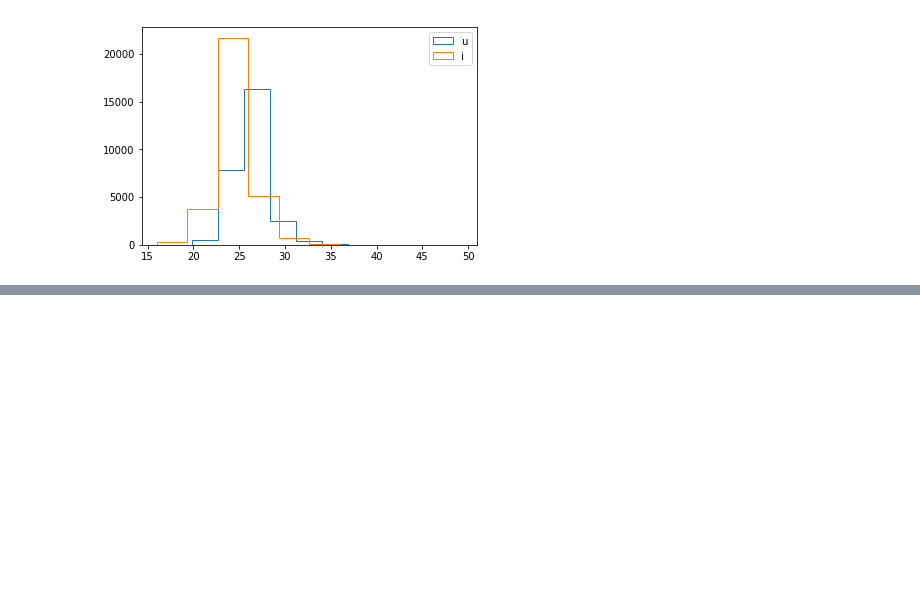
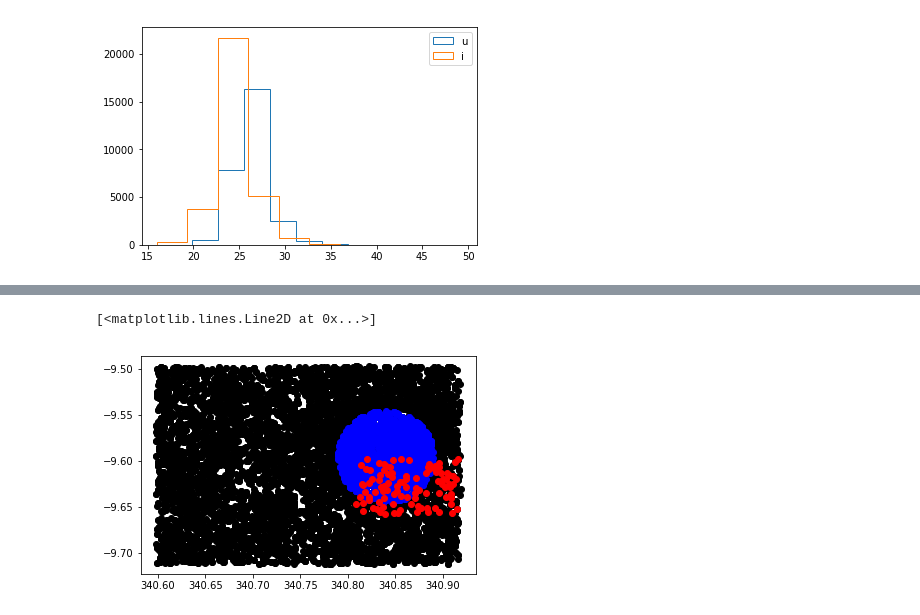
Before and after one commit to nicolaschotard/lsst_drp_analysis, a Jupyter notebook: python/6_astropy_exercices.ipynb, the cells around one changed output, grey strips where cells are left out. Cells and saved outputs as stored; diff of their text form; code cells hidden in the pictures; blank space fills up the shorter version.

```diff
--- a/python/6_astropy_exercices.ipynb
+++ b/python/6_astropy_exercices.ipynb
@@ -116,0 +203,10 @@ magi
+# %%
+nra = ra[100:200] + (np.random.random(100) / 10000.) * u.deg
+ndec = dec[100:200] + (np.random.random(100) / 10000.) * u.deg
+# %%
+plt.plot(ra, dec, 'ok')
+plt.plot(ra[mask], dec[mask], 'ob')
+plt.plot(nra, ndec, 'or')
+# %% [output]
+[<matplotlib.lines.Line2D at 0x...>]
+[figure, added]
```
Also changed, not shown: parts of 24 cells of this notebook.
